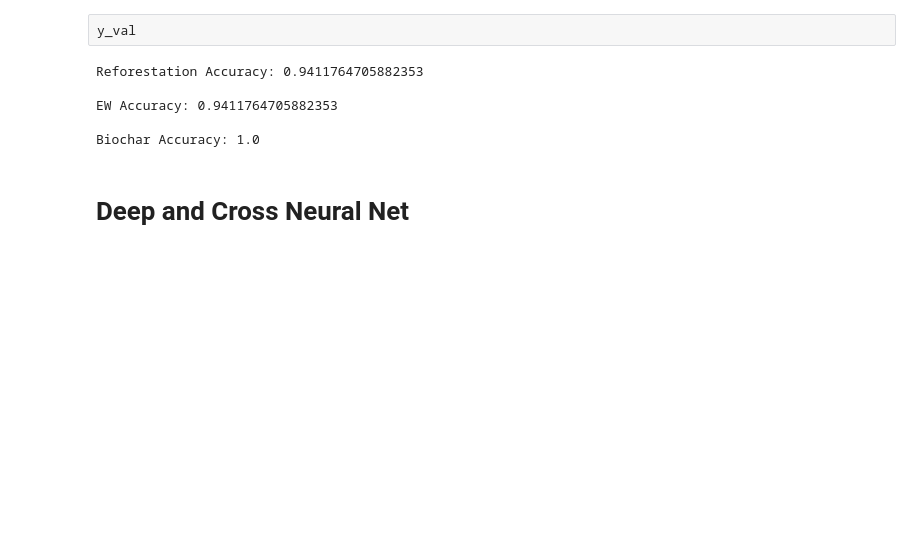
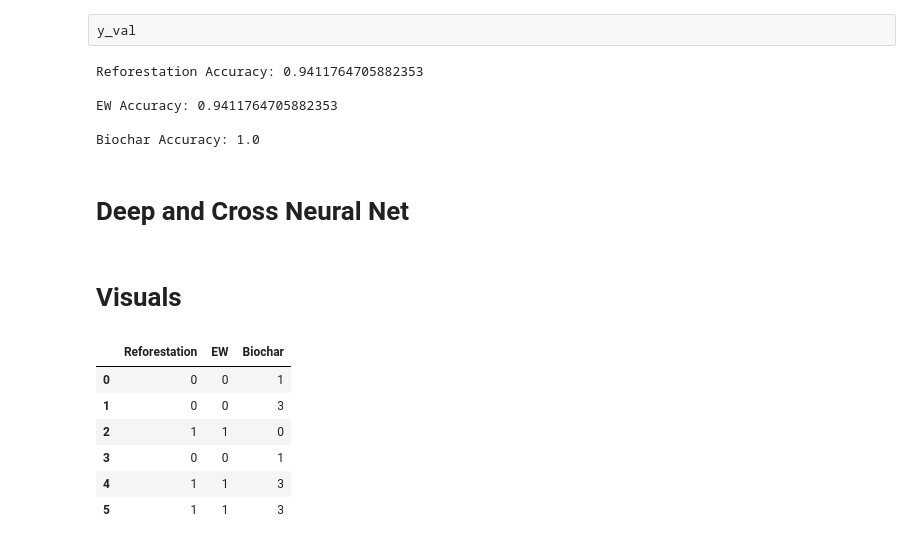
Before and after one commit to hrnur/uvaeicapstone, a Jupyter notebook: modeling-code/DeepLearning.ipynb, the cells around one changed output. Cells and saved outputs as stored; diff of their text form; code cells hidden in the pictures; blank space fills up the shorter version.

```diff
--- a/modeling-code/DeepLearning.ipynb
+++ b/modeling-code/DeepLearning.ipynb
@@ -509,3 +509,5 @@ Biochar Accuracy: 1.0
 # Deep and Cross Neural Net
 # %%
 # TBD
+# %% [markdown]
+# Visuals
@@ -511,0 +529,24 @@ Biochar Accuracy: 1.0
+# %%
+dataset_val_rf = dataset_val[cols_rf]
+dataset_val_ew = dataset_val[cols_ew]
+dataset_val_bio = dataset_val[cols_bio]
+# %%
+rf_vals = clf_rf.predict(dataset_val_rf)
+ew_vals = clf_ew.predict(dataset_val_ew)
+bio_vals = clf_bio.predict(dataset_val_bio)
+
+data = {'Reforestation' : rf_vals,
+        'EW' : ew_vals,
+        'Biochar' : bio_vals
+}
+
+df = pd.DataFrame(data)
+df
+# %% [output]
+|  | Reforestation | EW | Biochar |
+| 0 | 0 | 0 | 1 |
+| 1 | 0 | 0 | 3 |
+| 2 | 1 | 1 | 0 |
+| 3 | 0 | 0 | 1 |
+| 4 | 1 | 1 | 3 |
+| 5 | 1 | 1 | 3 |
```
Also changed, not shown: parts of 12 cells of this notebook.
